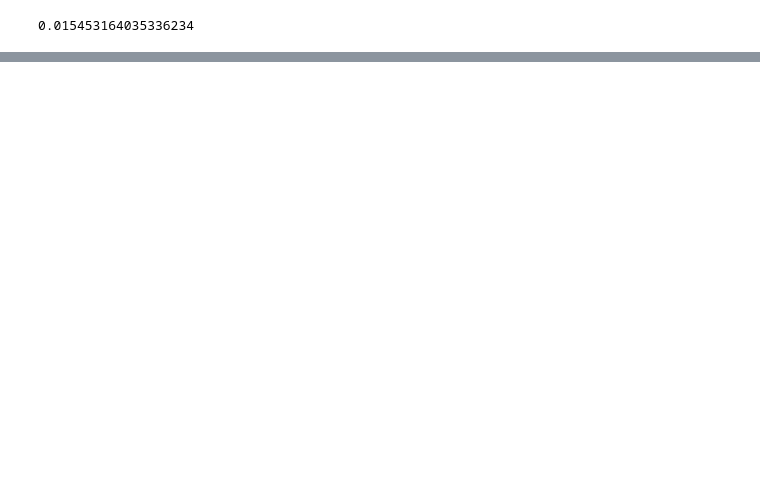
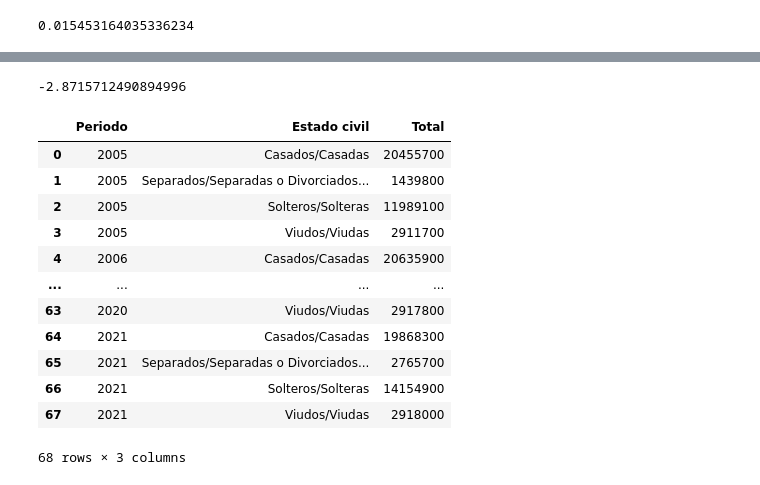
Before and after one commit to elvestevez/marriages_divorces_project_m2, a Jupyter notebook: notebooks/work_dataset.ipynb, the cells around one changed output, grey strips where cells are left out. Saved outputs shown, nothing was run; the diff lists cells and outputs as text; code cells hidden in the pictures; blank space fills up the shorter version.

```diff
--- a/notebooks/work_dataset.ipynb
+++ b/notebooks/work_dataset.ipynb
@@ -397,0 +416,20 @@ df_result.loc[(df_result['Periodo'] == 2018) &
+# %%
+(19868300 / 20455700 -1) * 100
+# %% [output]
+-2.8715712490894996
+# %%
+df_pop.groupby(['Periodo', 'Estado civil'])[['Total']].sum().reset_index()
+# %% [output]
+|  | Periodo | Estado civil | Total |
+| 0 | 2005 | Casados/Casadas | 20455700 |
+| 1 | 2005 | Separados/Separadas o Divorciados... | 1439800 |
+| 2 | 2005 | Solteros/Solteras | 11989100 |
+| 3 | 2005 | Viudos/Viudas | 2911700 |
+| 4 | 2006 | Casados/Casadas | 20635900 |
+| ... | ... | ... | ... |
+| 63 | 2020 | Viudos/Viudas | 2917800 |
+| 64 | 2021 | Casados/Casadas | 19868300 |
+| 65 | 2021 | Separados/Separadas o Divorciados... | 2765700 |
+| 66 | 2021 | Solteros/Solteras | 14154900 |
+| 67 | 2021 | Viudos/Viudas | 2918000 |
+68 rows × 3 columns
```
Also changed, not shown: parts of 26 cells of this notebook, 2 other files.
